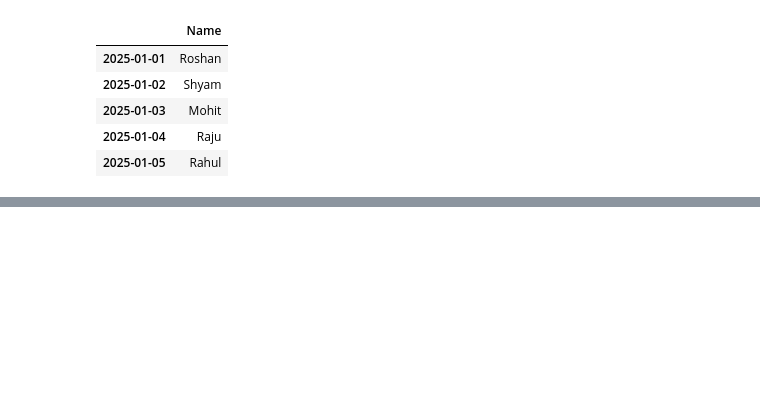
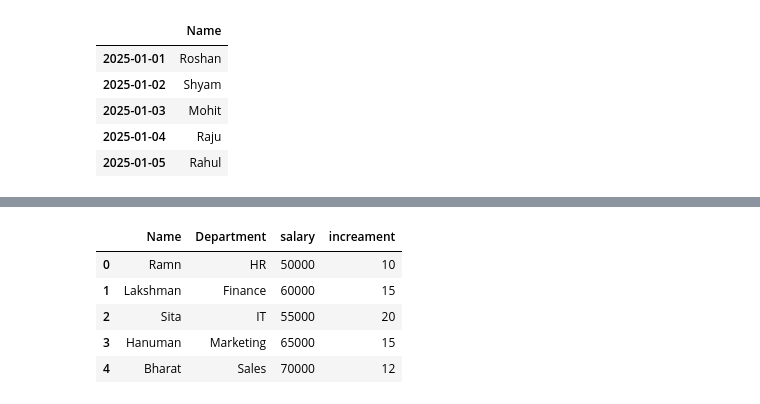
Before and after one commit to helloharendra/Python-DS-AI-11-AM-12-30PM, a Jupyter notebook: roshan/analytics/day27.ipynb, the cells around one changed output, grey strips where cells are left out. Drawn from its saved outputs; the diff is of its cells as text; code cells hidden in the pictures; blank space fills up the shorter version.

```diff
--- a/roshan/analytics/day27.ipynb
+++ b/roshan/analytics/day27.ipynb
@@ -191,0 +333,9 @@ students
+# %%
+company_employees
+# %% [output]
+|  | Name | Department | salary | increament |
+| 0 | Ramn | HR | 50000 | 10 |
+| 1 | Lakshman | Finance | 60000 | 15 |
+| 2 | Sita | IT | 55000 | 20 |
+| 3 | Hanuman | Marketing | 65000 | 15 |
+| 4 | Bharat | Sales | 70000 | 12 |
```
Also changed, not shown: parts of 31 cells of this notebook, 1 other file.
